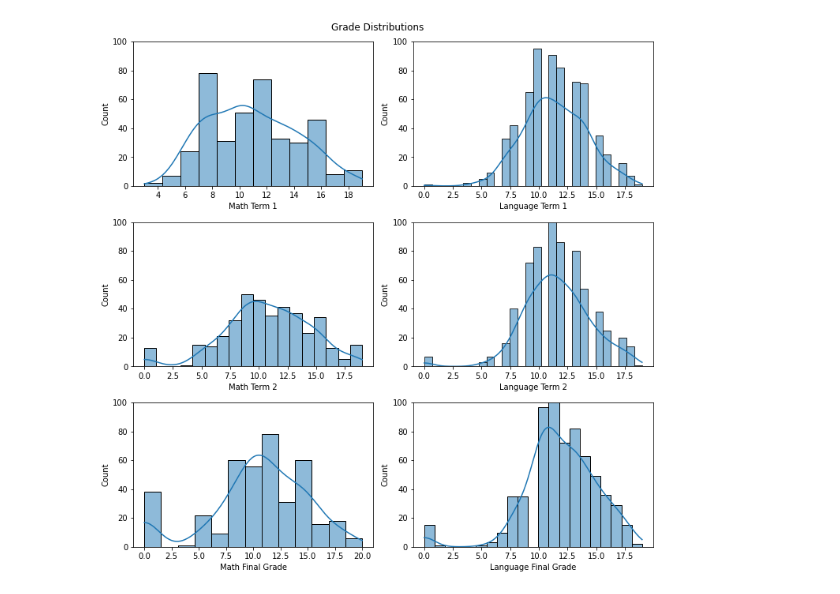
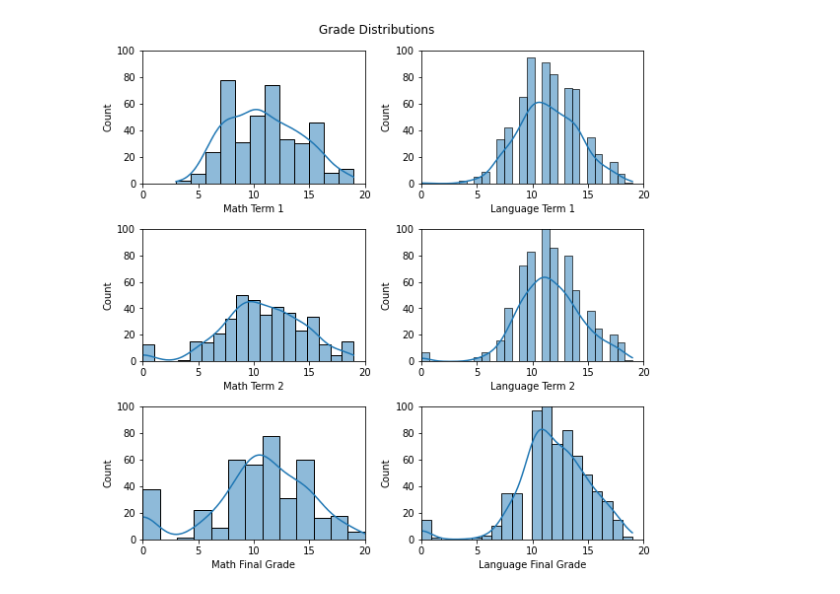
Before and after one commit to ipaulson/sb_curriculum, a Jupyter notebook: sb-capstone2/notebooks/eda.ipynb, the cells around one changed output. Saved outputs shown, nothing was run; the diff lists cells and outputs as text; code cells hidden in the pictures.

```diff
--- a/sb-capstone2/notebooks/eda.ipynb
+++ b/sb-capstone2/notebooks/eda.ipynb
@@ -18,39 +127,45 @@ Language: (649, 33)
 # %%
-_ = plt.figure(figsize=(10,10))
+_ = plt.figure(figsize=(8,8))
 
 _ = plt.subplot(3, 2, 1)
 _ = sns.histplot(math['G1'], kde=True)
 _ = plt.xlabel('Math Term 1')
 _ = plt.ylim(0,100)
+_ = plt.xlim(0,20)
 
 _ = plt.subplot(3, 2, 2)
 _ = sns.histplot(lang['G1'], kde=True)
 _ = plt.xlabel('Language Term 1')
 _ = plt.ylim(0,100)
+_ = plt.xlim(0,20)
 
 _ = plt.subplot(3, 2, 3)
 _ = sns.histplot(math['G2'], kde=True)
 _ = plt.xlabel('Math Term 2')
 _ = plt.ylim(0,100)
+_ = plt.xlim(0,20)
 
 _ = plt.subplot(3, 2, 4)
 _ = sns.histplot(lang['G2'], kde=True)
 _ = plt.xlabel('Language Term 2')
 _ = plt.ylim(0,100)
+_ = plt.xlim(0,20)
 
 _ = plt.subplot(3, 2, 5)
 _ = sns.histplot(math['G3'], kde=True)
 _ = plt.xlabel('Math Final Grade')
 _ = plt.ylim(0,100)
+_ = plt.xlim(0,20)
 
 _ = plt.subplot(3, 2, 6)
 _ = sns.histplot(lang['G3'], kde=True)
 _ = plt.xlabel('Language Final Grade')
 _ = plt.ylim(0,100)
+_ = plt.xlim(0,20)
 
 _ = plt.suptitle('Grade Distributions')
 _ = plt.tight_layout()
 
 plt.show()
 # %% [output]
-[figure, old version]
+[figure, new version]
```
Also changed, not shown: parts of 36 cells of this notebook, 1 other file.
